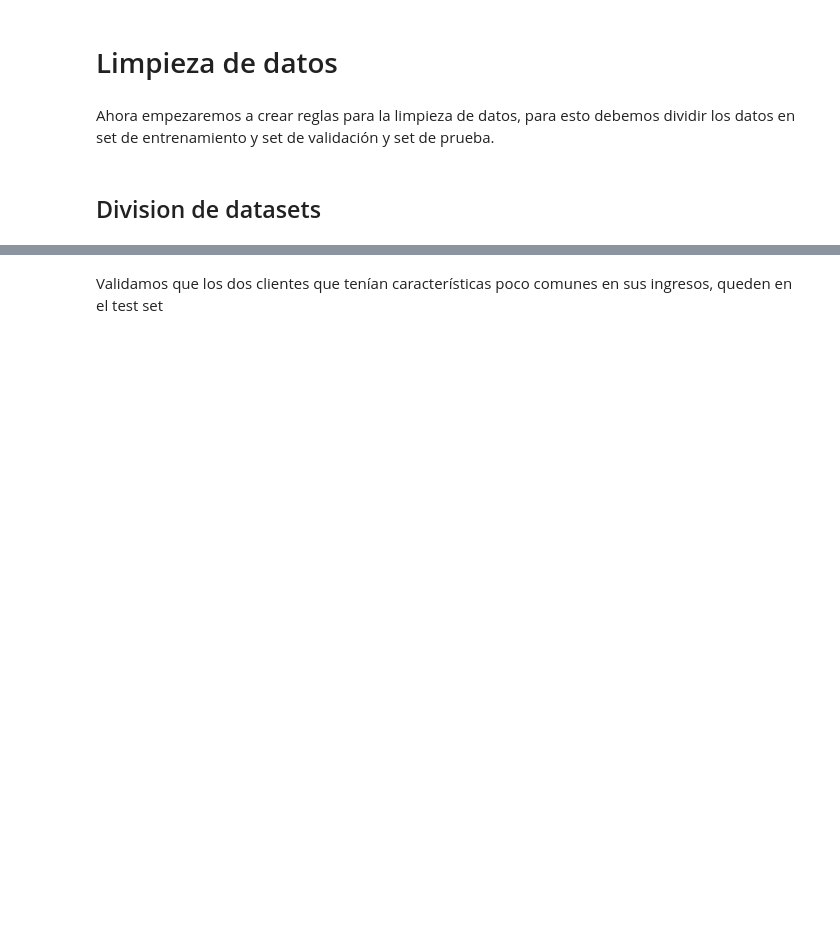
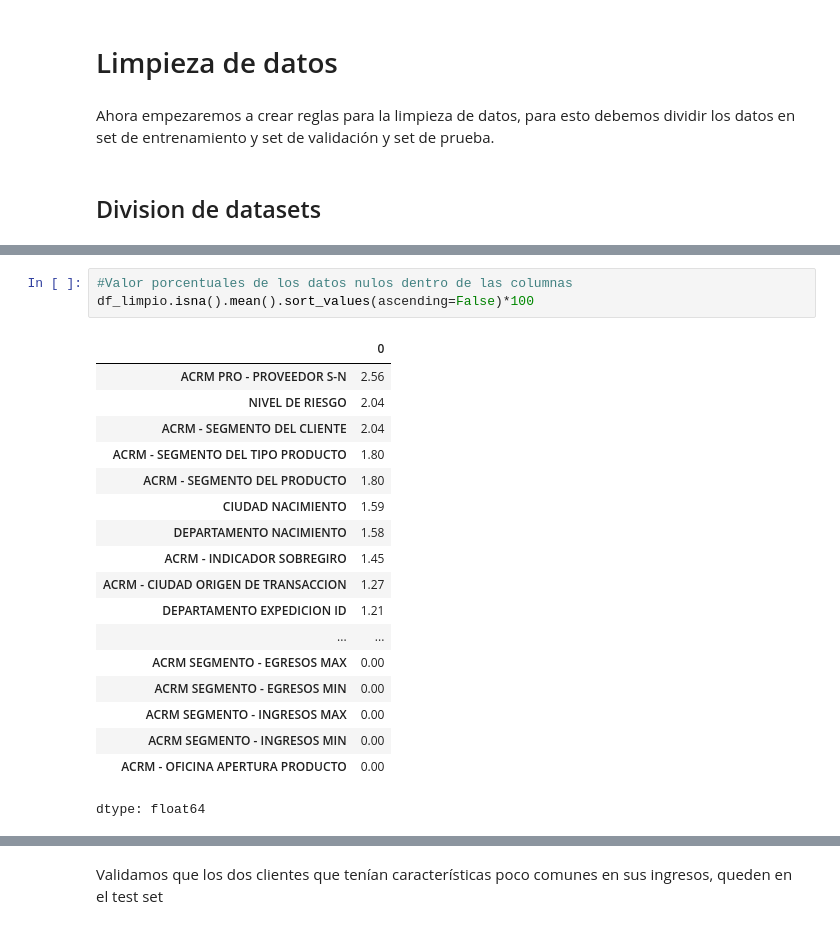
Before and after one commit to gabrielres10/EDA-Caso-Banco, a Jupyter notebook: plantilla_entrega_final_(renombrar).ipynb, the cells around one changed output, grey strips where cells are left out. Saved outputs shown, nothing was run; the diff lists cells and outputs as text; blank space fills up the shorter version.

```diff
--- a/plantilla_entrega_final_(renombrar).ipynb
+++ b/plantilla_entrega_final_(renombrar).ipynb
@@ -967,0 +893,22 @@ dtype: int64
+# %%
+#Valor porcentuales de los datos nulos dentro de las columnas
+df_limpio.isna().mean().sort_values(ascending=False)*100
+# %% [output]
+|  | 0 |
+| ACRM PRO - PROVEEDOR S-N | 2.56 |
+| NIVEL DE RIESGO | 2.04 |
+| ACRM - SEGMENTO DEL CLIENTE | 2.04 |
+| ACRM - SEGMENTO DEL TIPO PRODUCTO | 1.80 |
+| ACRM - SEGMENTO DEL PRODUCTO | 1.80 |
+| CIUDAD NACIMIENTO | 1.59 |
+| DEPARTAMENTO NACIMIENTO | 1.58 |
+| ACRM - INDICADOR SOBREGIRO | 1.45 |
+| ACRM - CIUDAD ORIGEN DE TRANSACCION | 1.27 |
+| DEPARTAMENTO EXPEDICION ID | 1.21 |
+| ... | ... |
+| ACRM SEGMENTO - EGRESOS MAX | 0.00 |
+| ACRM SEGMENTO - EGRESOS MIN | 0.00 |
+| ACRM SEGMENTO - INGRESOS MAX | 0.00 |
+| ACRM SEGMENTO - INGRESOS MIN | 0.00 |
+| ACRM - OFICINA APERTURA PRODUCTO | 0.00 |
+dtype: float64
```
Also changed, not shown: parts of 60 cells of this notebook.
